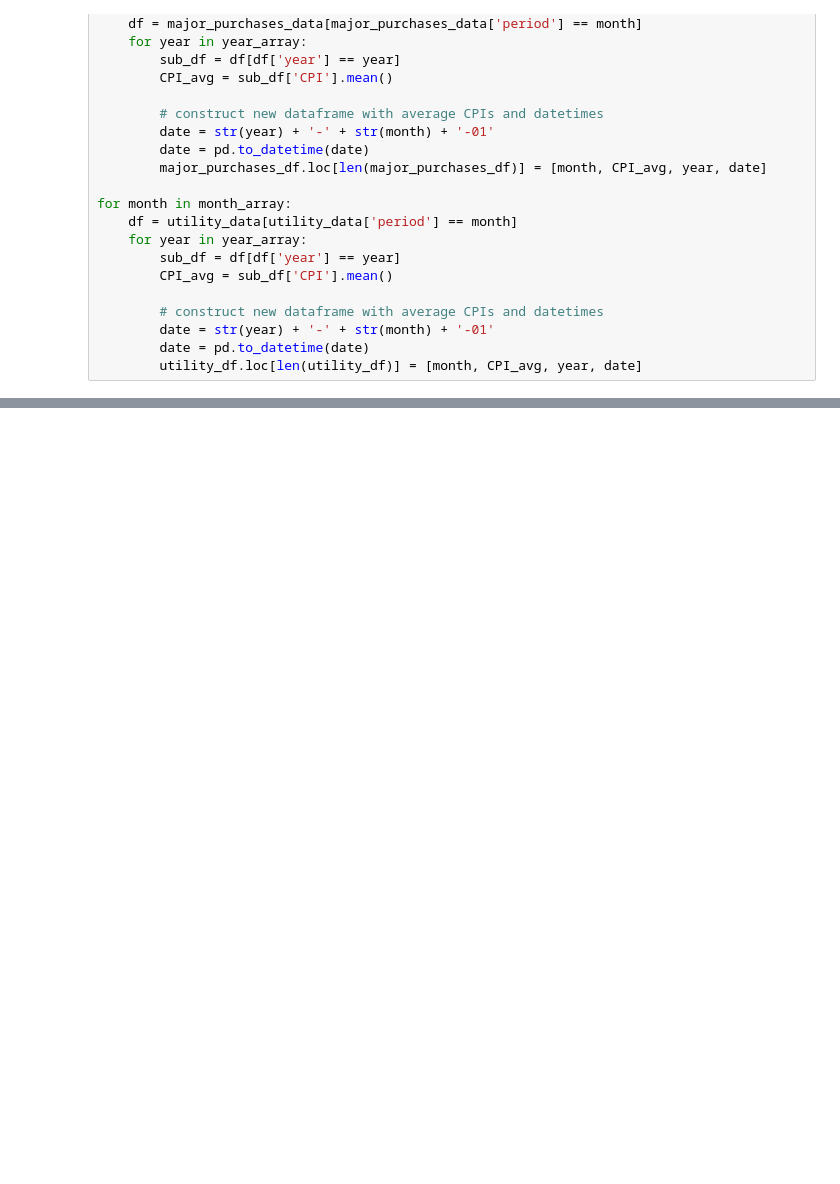
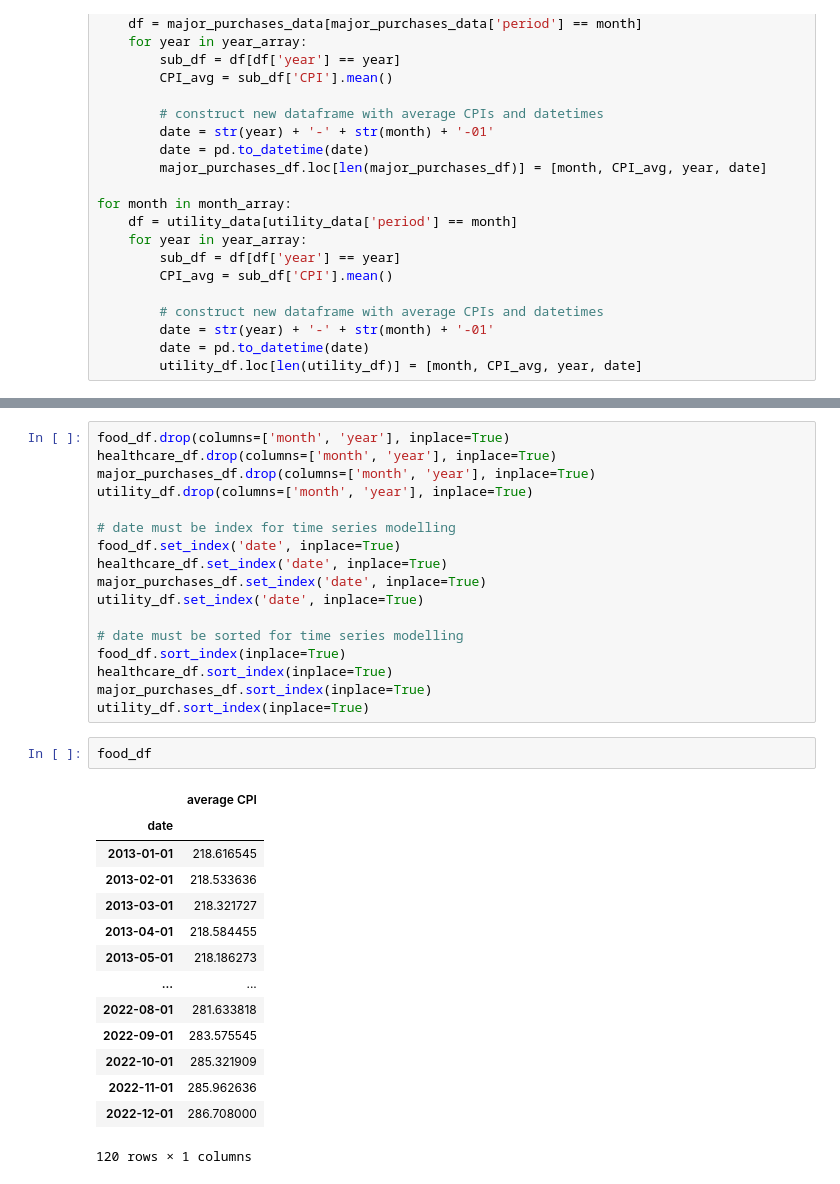
Before and after one commit to saraharmstrong314/rosehack-2024, a Jupyter notebook: time_series_analysis.ipynb, the cells around one changed output, grey strips where cells are left out. Cells and saved outputs as stored; diff of their text form; blank space fills up the shorter version.

```diff
--- a/time_series_analysis.ipynb
+++ b/time_series_analysis.ipynb
@@ -183,0 +146,34 @@ plt.show()
+# %%
+food_df.drop(columns=['month', 'year'], inplace=True)
+healthcare_df.drop(columns=['month', 'year'], inplace=True)
+major_purchases_df.drop(columns=['month', 'year'], inplace=True)
+utility_df.drop(columns=['month', 'year'], inplace=True)
+
+# date must be index for time series modelling
+food_df.set_index('date', inplace=True)
+healthcare_df.set_index('date', inplace=True)
+major_purchases_df.set_index('date', inplace=True)
+utility_df.set_index('date', inplace=True)
+
+# date must be sorted for time series modelling
+food_df.sort_index(inplace=True)
+healthcare_df.sort_index(inplace=True)
+major_purchases_df.sort_index(inplace=True)
+utility_df.sort_index(inplace=True)
+# %%
+food_df
+# %% [output]
+|  | average CPI |
+| date |  |
+| 2013-01-01 | 218.616545 |
+| 2013-02-01 | 218.533636 |
+| 2013-03-01 | 218.321727 |
+| 2013-04-01 | 218.584455 |
+| 2013-05-01 | 218.186273 |
+| ... | ... |
+| 2022-08-01 | 281.633818 |
+| 2022-09-01 | 283.575545 |
+| 2022-10-01 | 285.321909 |
+| 2022-11-01 | 285.962636 |
+| 2022-12-01 | 286.708000 |
+120 rows × 1 columns
```
Also changed, not shown: parts of 8 cells of this notebook.
